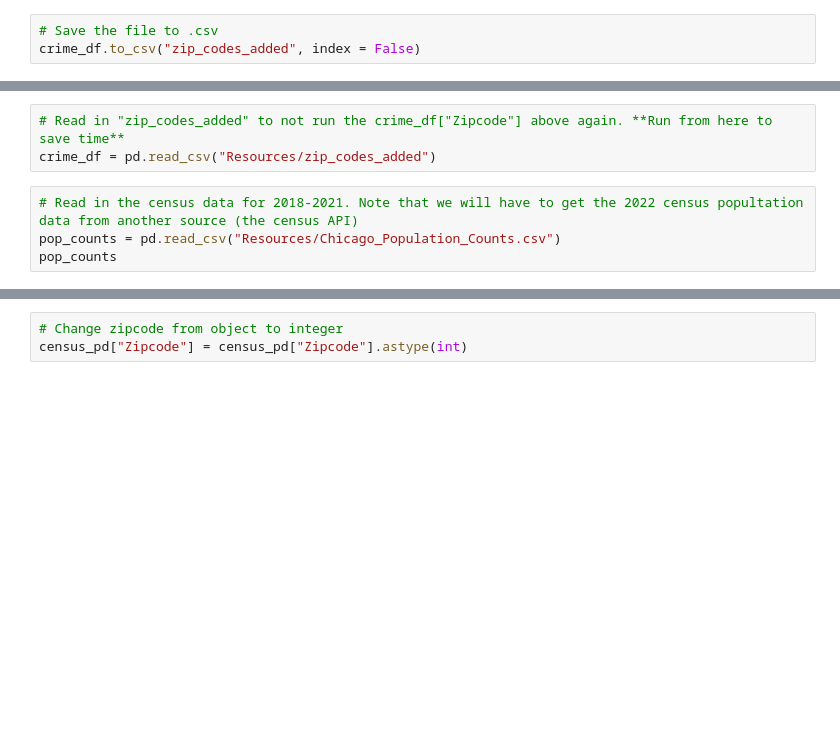
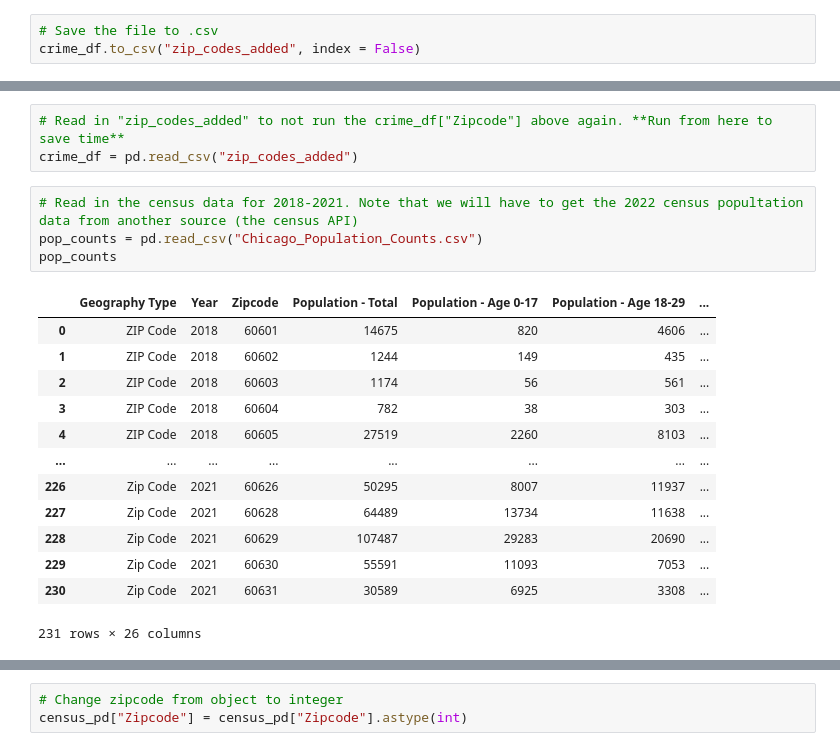
Before and after one commit to jmpealy/project1, a Jupyter notebook: Population_Data_Cleaning.ipynb, the cells around one changed output, grey strips where cells are left out. Cells and saved outputs as stored; diff of their text form; blank space fills up the shorter version.

```diff
--- a/Population_Data_Cleaning.ipynb
+++ b/Population_Data_Cleaning.ipynb
@@ -67,10 +94,24 @@ print(f"The number of null values is: {crime_df.isna().sum()}")
 # %%
 # Read in "zip_codes_added" to not run the crime_df["Zipcode"] above again. **Run from here to save time**
-crime_df = pd.read_csv("Resources/zip_codes_added")
+crime_df = pd.read_csv("zip_codes_added")
 # %%
 # Read in the census data for 2018-2021. Note that we will have to get the 2022 census popultation data from another source (the census API)
-pop_counts = pd.read_csv("Resources/Chicago_Population_Counts.csv")
+pop_counts = pd.read_csv("Chicago_Population_Counts.csv")
 pop_counts
+# %% [output]
+|  | Geography Type | Year | Zipcode | Population - Total | Population - Age 0-17 | Population - Age 18-29 | ... |
+| 0 | ZIP Code | 2018 | 60601 | 14675 | 820 | 4606 | ... |
+| 1 | ZIP Code | 2018 | 60602 | 1244 | 149 | 435 | ... |
+| 2 | ZIP Code | 2018 | 60603 | 1174 | 56 | 561 | ... |
+| 3 | ZIP Code | 2018 | 60604 | 782 | 38 | 303 | ... |
+| 4 | ZIP Code | 2018 | 60605 | 27519 | 2260 | 8103 | ... |
+| ... | ... | ... | ... | ... | ... | ... | ... |
+| 226 | Zip Code | 2021 | 60626 | 50295 | 8007 | 11937 | ... |
+| 227 | Zip Code | 2021 | 60628 | 64489 | 13734 | 11638 | ... |
+| 228 | Zip Code | 2021 | 60629 | 107487 | 29283 | 20690 | ... |
+| 229 | Zip Code | 2021 | 60630 | 55591 | 11093 | 7053 | ... |
+| 230 | Zip Code | 2021 | 60631 | 30589 | 6925 | 3308 | ... |
+231 rows × 26 columns
 # %%
 # Check to see how many null values we have
 pop_counts.isna().sum()
```
Also changed, not shown: parts of 21 cells of this notebook.
